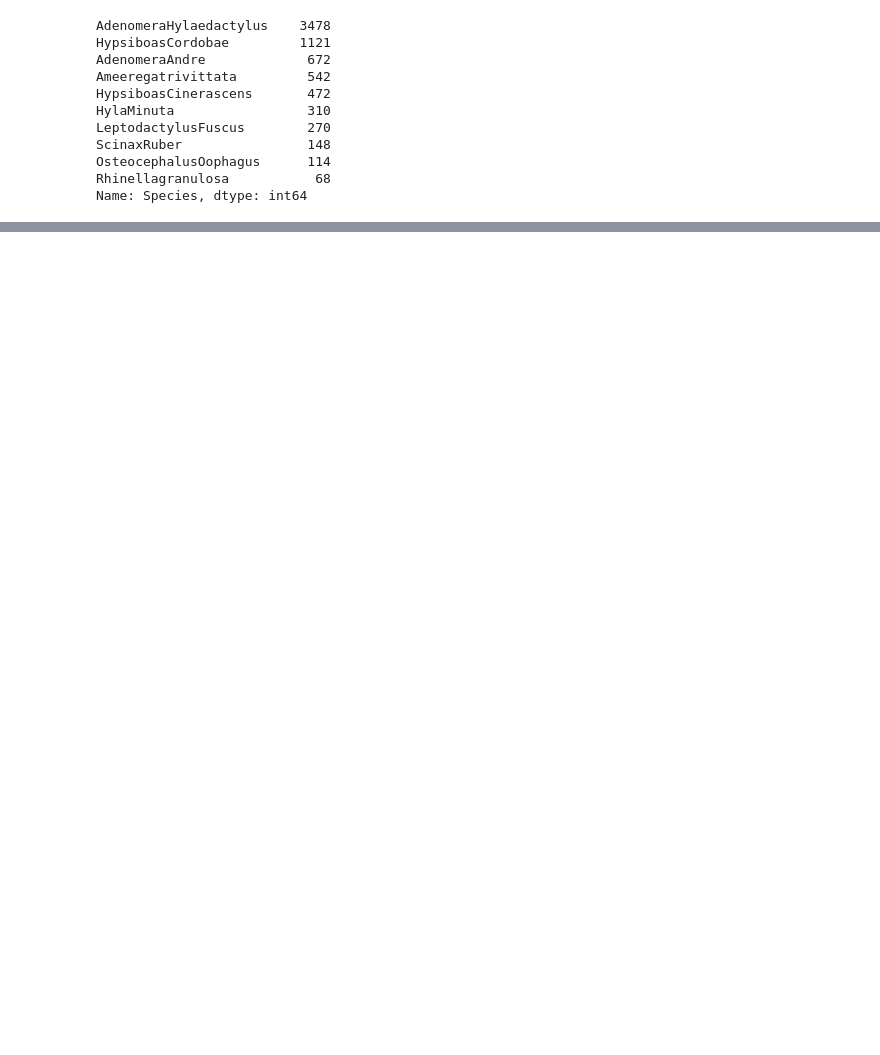
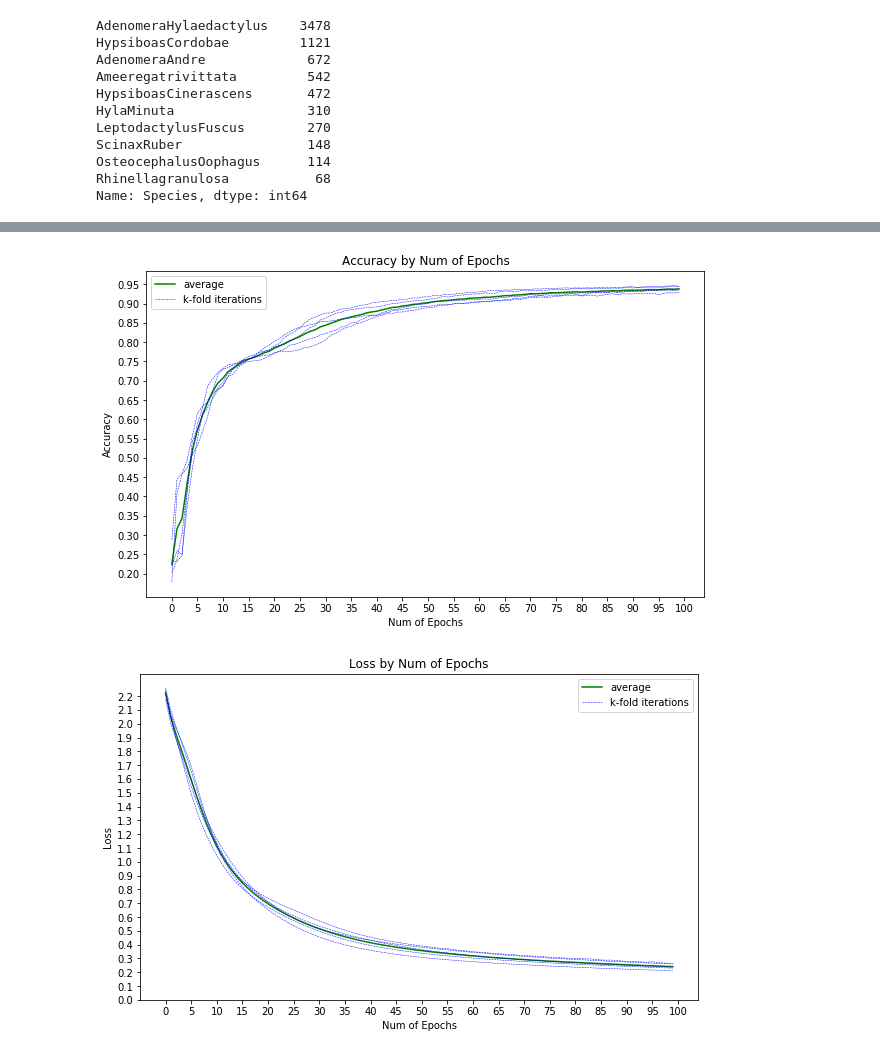
Before and after one commit to diogotorres97/feup-iart, a Jupyter notebook: notebook/anuran_data_visualization.ipynb, the cells around one changed output, grey strips where cells are left out. Saved outputs shown, nothing was run; the diff lists cells and outputs as text; code cells hidden in the pictures; blank space fills up the shorter version.

```diff
--- a/notebook/anuran_data_visualization.ipynb
+++ b/notebook/anuran_data_visualization.ipynb
@@ -291,6 +190,7 @@ avg / total       0.92      0.93      0.92       964
 # %%
 %matplotlib inline
 import matplotlib.pyplot as plt
+plt.rcParams['figure.figsize'] = (10, 6)
 
 def plotAccuracy(results):
     plt.figure(0)
@@ -318,33 +218,36 @@ def plotAccuracy(results):
     plt.show()
 
 def plotLoss(results):
     plt.figure(1)
 
     sum = np.zeros(N_EPOCHS)
 
     for val in results:
         sum += val.history['loss']
 
     # Divide by number of folds
     average = sum / 5
     plt.plot(average, 'g')
 
     for val in results:
         plt.plot(val.history['loss'], 'b--', linewidth=0.5)
 
     plt.legend(['average', 'k-fold iterations'])
 
     plt.xticks(np.arange(0, N_EPOCHS+5, 5.0))
     plt.yticks(np.arange(0, 2.3, 0.1))
     plt.xlabel("Num of Epochs")
     plt.ylabel("Loss")
     plt.title("Loss by Num of Epochs")
 
     plt.show()
 
 
 plotAccuracy(historyList)
 plotLoss(historyList)
+# %% [output]
+[figure, added]
+[figure, added]
 # %%
 def plotPrecision(metrics):
     plt.figure(2)
```
Also changed, not shown: parts of 13 cells of this notebook.
